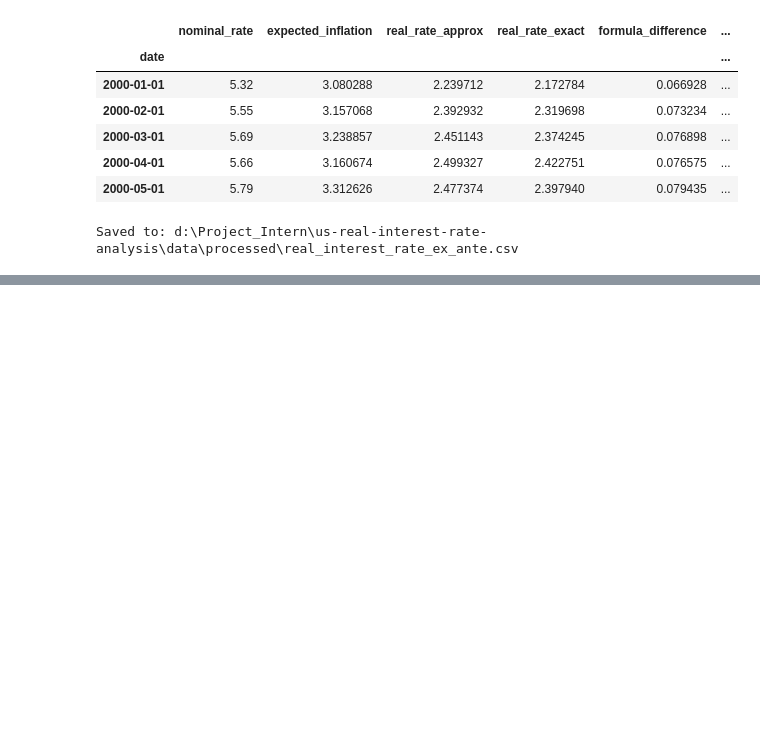
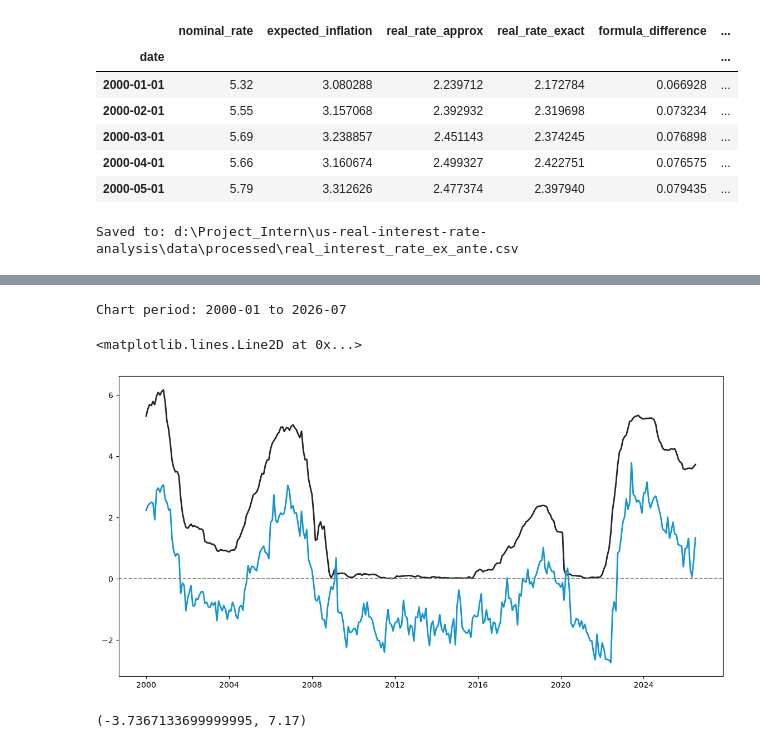
Before and after one commit to vien-nguyenthimy/interest-rate-analysis, a Jupyter notebook: fed_real_interest_rate.ipynb, the cells around one changed output, grey strips where cells are left out. Cells and saved outputs as stored; diff of their text form; code cells hidden in the pictures; blank space fills up the shorter version.

Commit message:
Create nominal and estimated real interest rate chart

```diff
--- a/fed_real_interest_rate.ipynb
+++ b/fed_real_interest_rate.ipynb
@@ -744,0 +753,75 @@ Saved to: d:\Project_Intern\us-real-interest-rate-analysis\data\processed\real_i
+# %%
+# Xác định khoảng thời gian của biểu đồ
+chart_start_date = analysis_df.index.min()
+chart_end_date = analysis_df.index.max()
+
+chart_start_year = chart_start_date.year
+chart_end_year = chart_end_date.year
+
+print(
+    f"Chart period: "
+    f"{chart_start_date.strftime('%Y-%m')} "
+    f"to {chart_end_date.strftime('%Y-%m')}"
+)
+# %% [output]
+Chart period: 2000-01 to 2026-07
+# %%
+fig, ax = plt.subplots(figsize=(14, 7))
+
+# Nominal interest rate
+ax.plot(
+    analysis_df.index,
+    analysis_df["nominal_rate"],
+    color="#262626",
+    linewidth=2,
+    label="Nominal Rate"
+)
+
+# Estimated real interest rate
+ax.plot(
+    analysis_df.index,
+    analysis_df["real_rate_approx"],
+    color="#1495D1",
+    linewidth=2,
+    label="Estimated Real Rate"
+)
+
+# Zero-percent reference line
+ax.axhline(
+    y=0,
+    color="#777777",
+    linewidth=1.2,
+    linestyle="--"
+)
+# %% [output]
+<matplotlib.lines.Line2D at 0x...>
+[figure, added]
+# %%
+ax.set_title(
+    "U.S. Nominal and Estimated Real Interest Rates\n"
+    f"Three-Month Treasury Bill, "
+    f"{chart_start_year}–{chart_end_year}",
+    fontsize=16,
+    fontweight="bold",
+    pad=16
+)
+
+ax.set_xlabel("Year", fontsize=11)
+ax.set_ylabel("Interest Rate (%)", fontsize=11)
+
+ax.xaxis.set_major_locator(mdates.YearLocator(5))
+ax.xaxis.set_major_formatter(mdates.DateFormatter("%Y"))
+
+minimum_rate = min(
+    analysis_df["nominal_rate"].min(),
+    analysis_df["real_rate_approx"].min()
+)
+
+maximum_rate = max(
+    analysis_df["nominal_rate"].max(),
+    analysis_df["real_rate_approx"].max()
+)
+
+ax.set_ylim(minimum_rate - 1, maximum_rate + 1)
+# %% [output]
+(-3.7367133699999995, 7.17)
```
Also changed, not shown: parts of 7 cells of this notebook, 1 other file.
